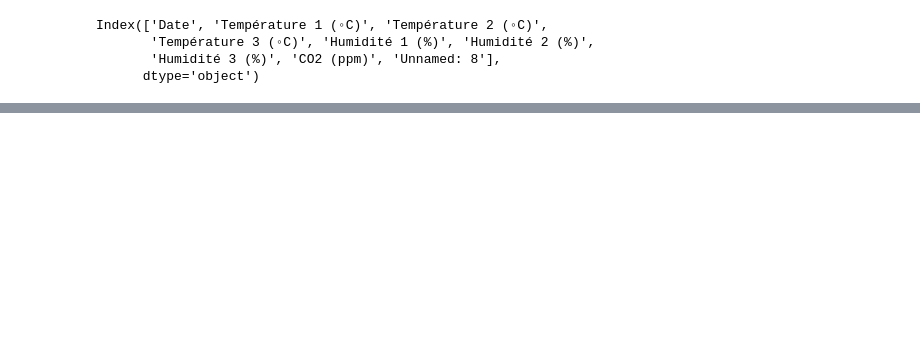
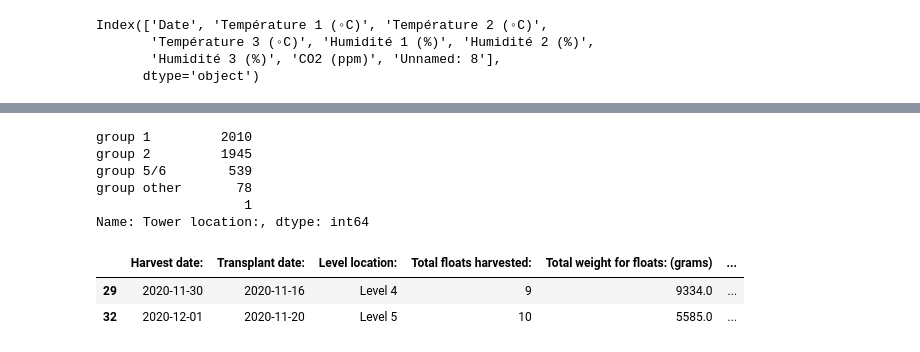
Before and after one commit to williamjwall/Aqua_verti_data, a Jupyter notebook: notebooks/EDA_farming.ipynb, the cells around one changed output, grey strips where cells are left out. Cells and saved outputs as stored; diff of their text form; code cells hidden in the pictures; blank space fills up the shorter version.

```diff
--- a/notebooks/EDA_farming.ipynb
+++ b/notebooks/EDA_farming.ipynb
@@ -191,0 +171,17 @@ memory usage: 32.1+ MB
+# %%
+harvest_df["Tower location:"].replace(["Tower 5", "Tower 6","Tower 7", "Tower 8"], "group 2", inplace=True)
+# %%
+harvest_df["Tower location:"].replace(["Tower 14", "Tower 15","Tower 16", "Tower 17", "Tower 18", "Tower 19","Tower 20", "Tower 21", "Tower 22", "Tower 23","Tower 24"], "group 5/6", inplace=True)
+# %%
+harvest_df["Tower location:"].replace(["Tower 9", "Tower 10","Tower 11", "Tower 12", "Tower 13"], "group other", inplace=True)
+# %%
+harvest_df['Tower location:'].value_counts().sort_values(ascending=False)
+# %% [output]
+group 1         2010
+group 2         1945
+group 5/6        539
+group other       78
+                   1
+Name: Tower location:, dtype: int64
+# %%
+group_1_harvest = harvest_df.groupby("Tower location:").get_group('group 1')[['Harvest date:','Transplant date:','Level location:', 'Total floats harvested:', 'Total weight for floats: (grams)', 'Avg weight per plant:']]
@@ -191,0 +190,6 @@ memory usage: 32.1+ MB
+# %%
+group_1_harvest.head(2)
+# %% [output]
+|  | Harvest date: | Transplant date: | Level location: | Total floats harvested: | Total weight for floats: (grams) | ... |
+| 29 | 2020-11-30 | 2020-11-16 | Level 4 | 9 | 9334.0 | ... |
+| 32 | 2020-12-01 | 2020-11-20 | Level 5 | 10 | 5585.0 | ... |
```
Also changed, not shown: parts of 32 cells of this notebook.
